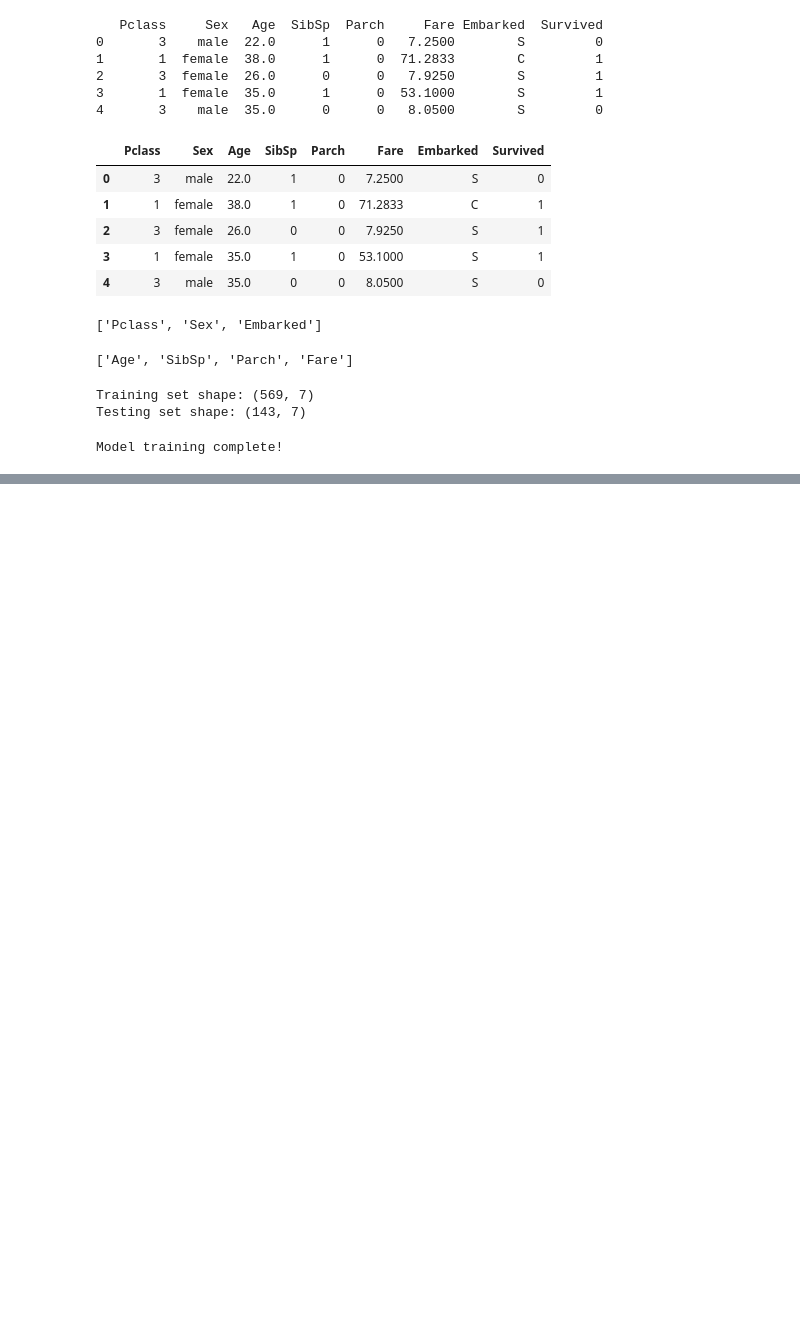
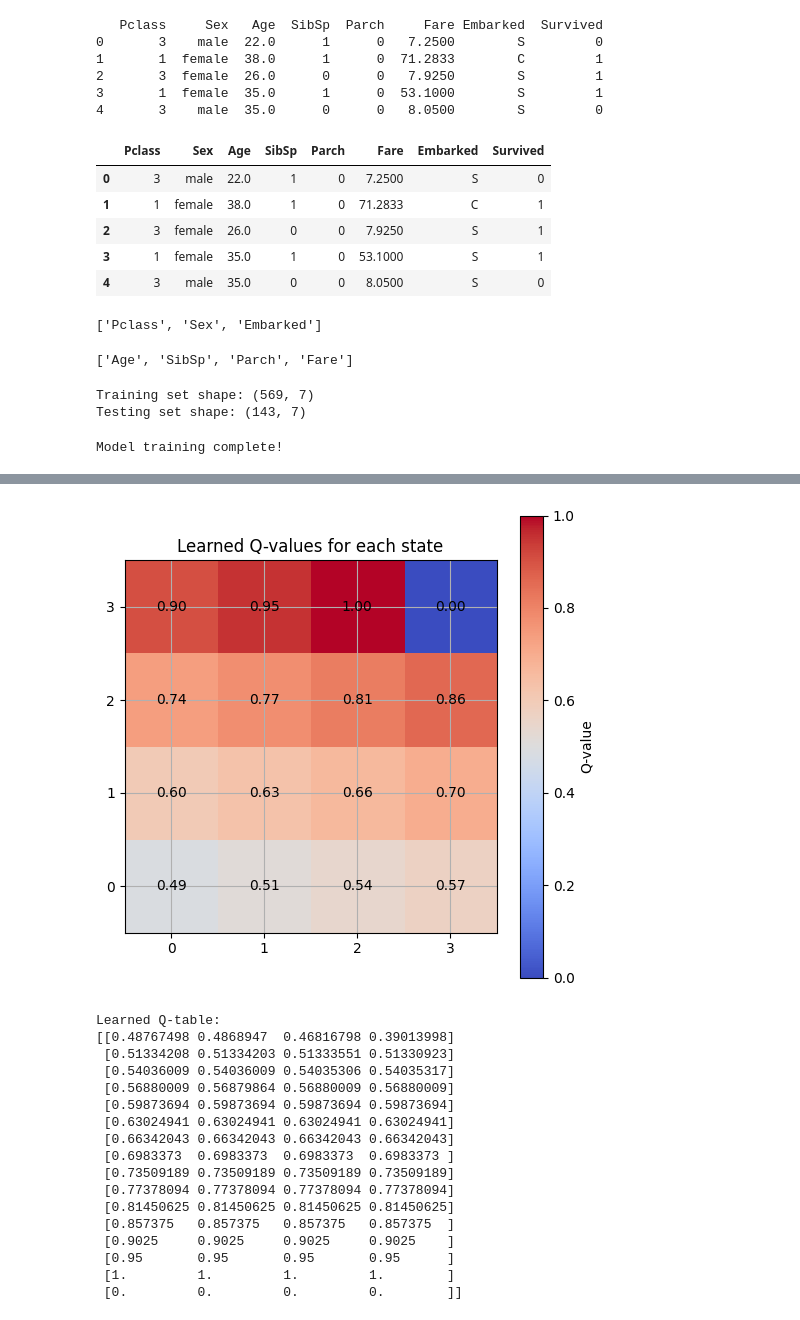
Before and after one commit to alibakhshifccc-jpg/FCCC, a Jupyter notebook: app/test.ipynb, the cells around one changed output, grey strips where cells are left out. Cells and saved outputs as stored; diff of their text form; code cells hidden in the pictures; blank space fills up the shorter version.

```diff
--- a/app/test.ipynb
+++ b/app/test.ipynb
@@ -138,0 +231,2 @@ import replicate
+# %%
+Q_table = np.zeros((n_states,n_actions))
@@ -138,0 +257,60 @@ import replicate
+# %%
+for epoch in range(epochs):
+    current_state = np.random.randint(0, n_states)
+    while current_state != goal_state:
+        if np.random.rand() < exploration_prob:
+            action = np.random.randint(0, n_actions)
+        else:
+            action = np.argmax(Q_table[current_state])
+
+        next_state = (current_state + 1) % n_states
+
+        reward = 1 if next_state == goal_state else 0
+
+        Q_table[current_state, action] += learning_rate * \
+            (reward + discount_factor *
+             np.max(Q_table[next_state]) - Q_table[current_state, action])
+
+        current_state = next_state
+# %%
+q_values_grid = np.max(Q_table, axis=1).reshape((4, 4))
+
+# Plot the grid of Q-values
+plt.figure(figsize=(6, 6))
+plt.imshow(q_values_grid, cmap='coolwarm', interpolation='nearest')
+plt.colorbar(label='Q-value')
+plt.title('Learned Q-values for each state')
+plt.xticks(np.arange(4), ['0', '1', '2', '3'])
+plt.yticks(np.arange(4), ['0', '1', '2', '3'])
+plt.gca().invert_yaxis()  # To match grid layout
+plt.grid(True)
+
+# Annotating the Q-values on the grid
+for i in range(4):
+    for j in range(4):
+        plt.text(j, i, f'{q_values_grid[i, j]:.2f}', ha='center', va='center', color='black')
+
+plt.show()
+
+# Print learned Q-table
+print("Learned Q-table:")
+print(Q_table)
+# %% [output]
+[figure, added]
+Learned Q-table:
+[[0.48767498 0.4868947  0.46816798 0.39013998]
+ [0.51334208 0.51334203 0.51333551 0.51330923]
+ [0.54036009 0.54036009 0.54035306 0.54035317]
+ [0.56880009 0.56879864 0.56880009 0.56880009]
+ [0.59873694 0.59873694 0.59873694 0.59873694]
+ [0.63024941 0.63024941 0.63024941 0.63024941]
+ [0.66342043 0.66342043 0.66342043 0.66342043]
+ [0.6983373  0.6983373  0.6983373  0.6983373 ]
+ [0.73509189 0.73509189 0.73509189 0.73509189]
+ [0.77378094 0.77378094 0.77378094 0.77378094]
+ [0.81450625 0.81450625 0.81450625 0.81450625]
+ [0.857375   0.857375   0.857375   0.857375  ]
+ [0.9025     0.9025     0.9025     0.9025    ]
+ [0.95       0.95       0.95       0.95      ]
+ [1.         1.         1.         1.        ]
+ [0.         0.         0.         0.        ]]
```
Also changed, not shown: parts of 13 cells of this notebook.
